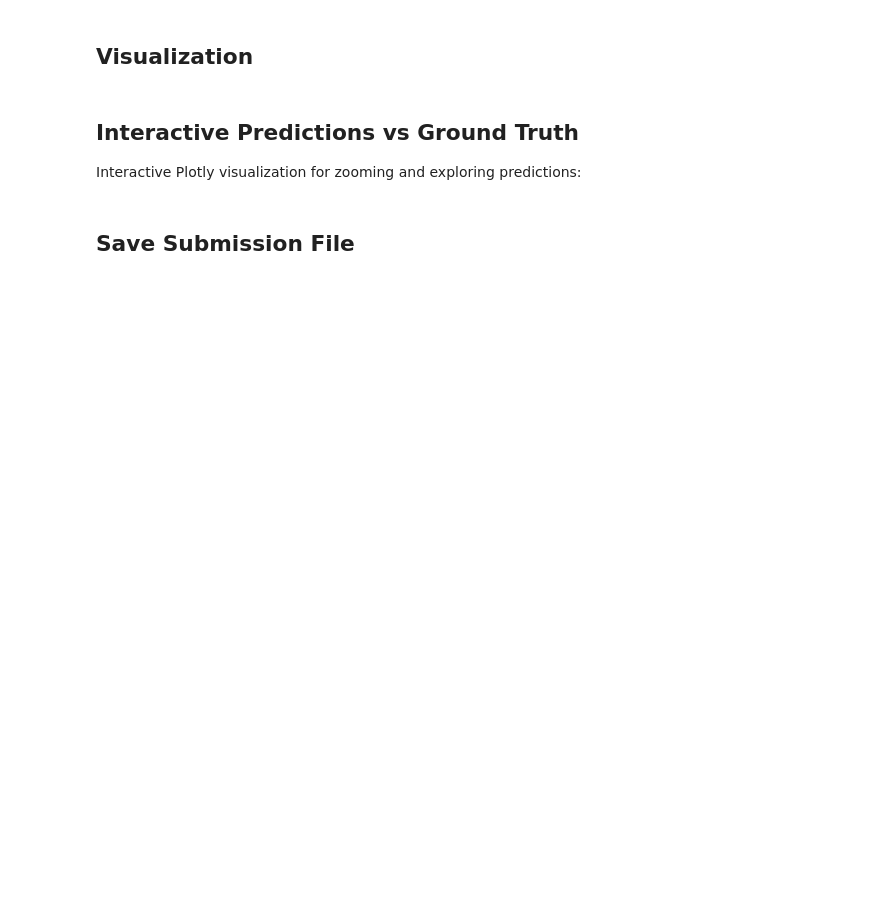
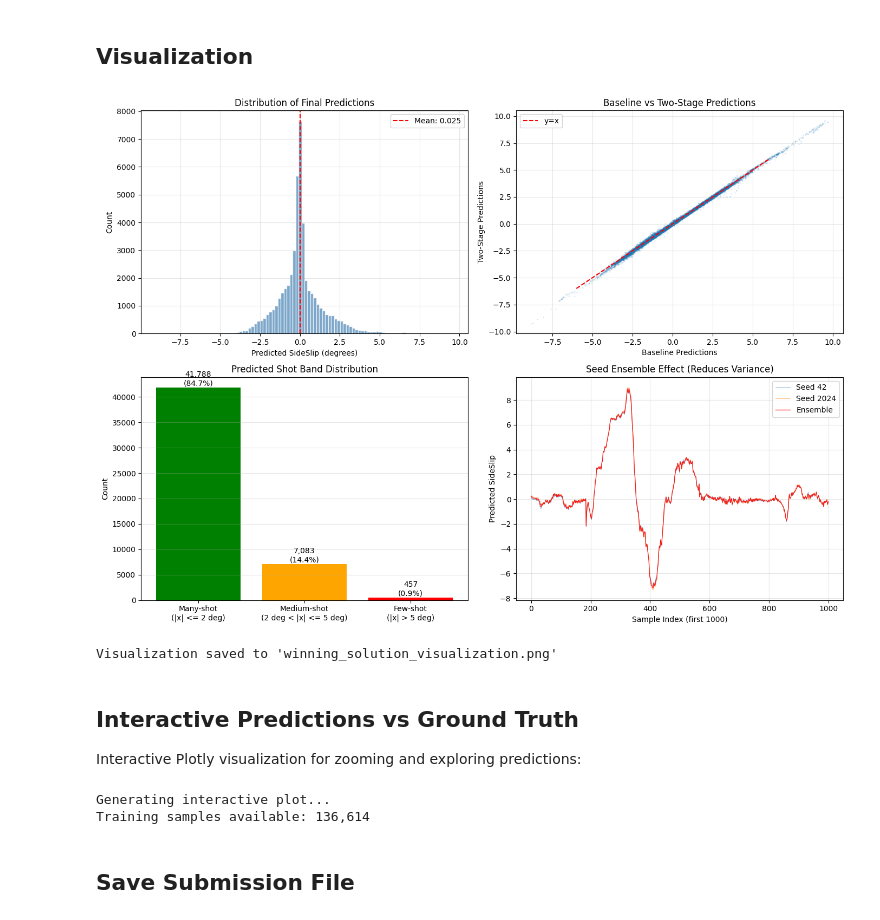
Before and after one commit to jobelgeorge/Sensing-the-drift, a Jupyter notebook: final_submition/Winning_Solution/winning_solution.ipynb, the cells around one changed output. Drawn from its saved outputs; the diff is of its cells as text; code cells hidden in the pictures; blank space fills up the shorter version.

Commit message:
top solution

```diff
--- a/final_submition/Winning_Solution/winning_solution.ipynb
+++ b/final_submition/Winning_Solution/winning_solution.ipynb
@@ -165,7 +202,7 @@ print(f"Val samples: {val_count:,}")
 def train_two_stage(seed, s1_epochs=32, s2_epochs=40, s2_lr=0.00005,
                     threshold=2.0, slope=1.0, verbose=True):
     """
-    Two-stage training: L1 → WeightedL1
+    Two-stage training: L1 -> WeightedL1
 
     Winning configuration:
     - s1_epochs=32 (Stage 1: L1 Loss)
@@ -288,13 +325,17 @@ def train_baseline(seed, max_epochs=50, patience=10, verbose=True):
     return model
 
 
-def predict(model, loader):
-    """Generate predictions"""
+def predict(model, loader, is_test=False):
+    """Generate predictions. Set is_test=True for test_loader (no targets)."""
     model.eval()
     preds = []
     with torch.no_grad():
-        for x, _ in loader:
-            preds.append(model(x.to(device)).cpu().numpy())
+        if is_test:
+            for x in loader:
+                preds.append(model(x.to(device)).cpu().numpy())
+        else:
+            for x, _ in loader:
+                preds.append(model(x.to(device)).cpu().numpy())
     return np.concatenate(preds).flatten()
 # %% [markdown]
 ## Train Winning Models
@@ -319,7 +360,7 @@ for seed in SEEDS:
     print(f"\nSeed {seed}:")
     model = train_baseline(seed)
     baseline_models.append(model)
-    baseline_preds.append(predict(model, test_loader))
+    baseline_preds.append(predict(model, test_loader, is_test=True))
 
 baseline_ensemble = np.mean(baseline_preds, axis=0)
 print(f"\nBaseline ensemble ready | mean={baseline_ensemble.mean():.4f}, std={baseline_ensemble.std():.4f}")
@@ -343,7 +402,7 @@ for seed in SEEDS:
         slope=1.0
     )
     twostage_models.append(model)
-    twostage_preds.append(predict(model, test_loader))
+    twostage_preds.append(predict(model, test_loader, is_test=True))
 
 twostage_ensemble = np.mean(twostage_preds, axis=0)
 print(f"\nTwo-stage ensemble ready | mean={twostage_ensemble.mean():.4f}, std={twostage_ensemble.std():.4f}")
@@ -390,36 +476,39 @@ many = np.sum(np.abs(final_predictions) <= 2)
 medium = np.sum((np.abs(final_predictions) > 2) & (np.abs(final_predictions) <= 5))
 few = np.sum(np.abs(final_predictions) > 5)
 
-bars = ax3.bar(['Many-shot\n(|x| ≤ 2°)', 'Medium-shot\n(2° < |x| ≤ 5°)', 'Few-shot\n(|x| > 5°)'],
+bars = ax3.bar(['Many-shot\n(|x| <= 2 deg)', 'Medium-shot\n(2 deg < |x| <= 5 deg)', 'Few-shot\n(|x| > 5 deg)'],
                [many, medium, few],
                color=['green', 'orange', 'red'])
 ax3.set_ylabel('Count')
 ax3.set_title('Predicted Shot Band Distribution')
 for bar, count in zip(bars, [many, medium, few]):
     ax3.text(bar.get_x() + bar.get_width()/2, bar.get_height() + 100,
              f'{count:,}\n({count/len(final_predictions)*100:.1f}%)',
              ha='center', va='bottom', fontsize=10)
 ax3.grid(True, alpha=0.3, axis='y')
 
 # 4. Seed Ensemble Effect
 ax4 = axes[1, 1]
 ax4.plot(range(len(twostage_preds[0][:1000])), twostage_preds[0][:1000],
          alpha=0.7, label=f'Seed 42', linewidth=0.5)
 ax4.plot(range(len(twostage_preds[1][:1000])), twostage_preds[1][:1000],
          alpha=0.7, label=f'Seed 2024', linewidth=0.5)
 ax4.plot(range(len(twostage_ensemble[:1000])), twostage_ensemble[:1000],
          color='red', alpha=0.8, label='Ensemble', linewidth=1)
 ax4.set_xlabel('Sample Index (first 1000)')
 ax4.set_ylabel('Predicted SideSlip')
 ax4.set_title('Seed Ensemble Effect (Reduces Variance)')
 ax4.legend()
 ax4.grid(True, alpha=0.3)
 
 plt.tight_layout()
 plt.savefig('winning_solution_visualization.png', dpi=150, bbox_inches='tight')
 plt.show()
 
 print("\nVisualization saved to 'winning_solution_visualization.png'")
+# %% [output]
+[figure, added]
+Visualization saved to 'winning_solution_visualization.png'
 # %% [markdown]
 ## Interactive Predictions vs Ground Truth
 
@@ -428,29 +517,33 @@ Interactive Plotly visualization for zooming and exploring predictions:
 # Interactive Plotly visualization
 print("Generating interactive plot...")
 
-# Get validation predictions and targets for interactive visualization
-val_preds_all = []
-val_targets_all = []
+# Using train_loader for visualization (val_loader has only ~500 samples due to 98/2 split)
+# This shows model fit on training data with 5000 sample subset
+train_preds_all = []
+train_targets_all = []
 
 with torch.no_grad():
-    for x, y in val_loader:
+    for x, y in train_loader:
         pred = twostage_models[0](x.to(device)).cpu().numpy()
-        val_preds_all.append(pred)
-        val_targets_all.append(y.numpy())
+        train_preds_all.append(pred)
+        train_targets_all.append(y.numpy())
 
-val_preds_flat = np.concatenate(val_preds_all).flatten()
-val_targets_flat = np.concatenate(val_targets_all).flatten()
+train_preds_flat = np.concatenate(train_preds_all).flatten()
+train_targets_flat = np.concatenate(train_targets_all).flatten()
 
-print(f"Validation samples: {len(val_preds_flat):,}")
+print(f"Training samples available: {len(train_preds_flat):,}")
 
-# Interactive line plot
+# Interactive line plot with 5000 samples
 fig = plot_predictions_vs_truth(
-    val_preds_flat,
-    val_targets_flat,
-    title='Two-Stage RNN: Predictions vs Ground Truth (Validation Set)',
-    max_samples=5000  # Subsample for performance
+    train_preds_flat,
+    train_targets_flat,
+    title='Two-Stage RNN: Predictions vs Ground Truth (Training Set - 5000 samples)',
+    max_samples=5000
 )
 fig.show()
+# %% [output]
+Generating interactive plot...
+Training samples available: 136,614
 # %% [markdown]
 ## Save Submission File
 # %%
```
Also changed, not shown: parts of 9 cells of this notebook, 3 other files.
